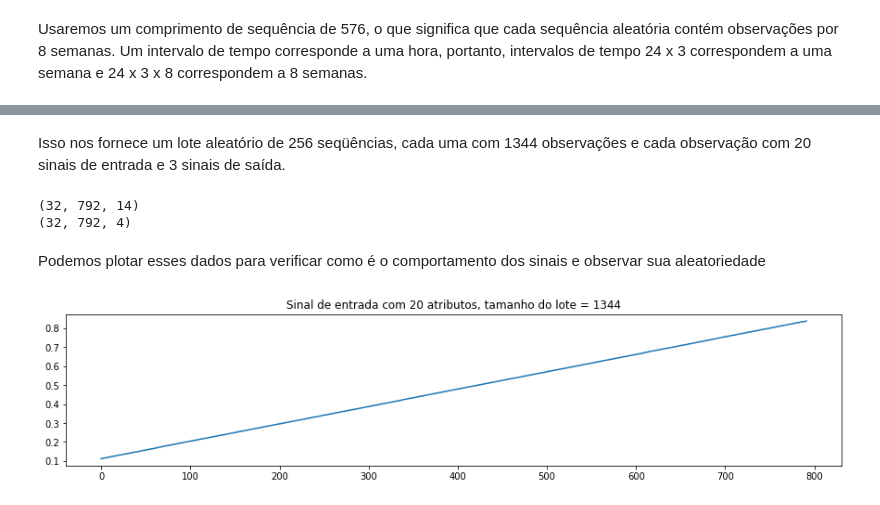
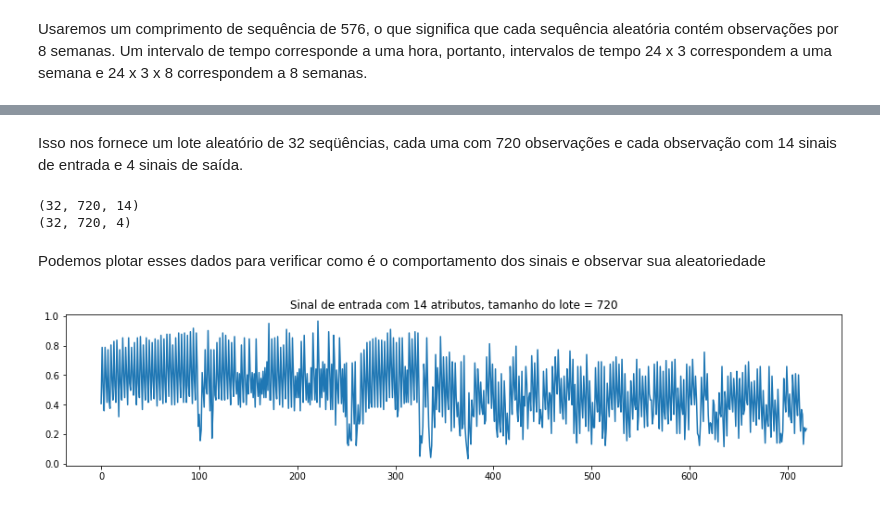
Before and after one commit to helvecioneto/CAP-351, a Jupyter notebook: 05-RNN.ipynb, the cells around one changed output, grey strips where cells are left out. Saved outputs shown, nothing was run; the diff lists cells and outputs as text; code cells hidden in the pictures.

```diff
--- a/05-RNN.ipynb
+++ b/05-RNN.ipynb
@@ -1259,8 +1286,8 @@ A cidade selecionada será a cidade de Oriximiná e as variáveis serão **(Temp
 # %%
 target_city = 'Oriximina'
 target_names = ['TempBS_ORX','TempBU_ORX','UmidR_ORX','Pres_ORX']
-shift_days = 1
-shift_steps = shift_days * 3
+shift_days = 3
+shift_steps = shift_days * 3 # Número de horas
 # %% [markdown]
 -  Novo DataFrame para o target
 # %%
@@ -1424,4 +1455,4 @@ batch_size = 32
 # %% [markdown]
 Usaremos um comprimento de sequência de 576, o que significa que cada sequência aleatória contém observações por 8 semanas. Um intervalo de tempo corresponde a uma hora, portanto, intervalos de tempo 24 x 3 correspondem a uma semana e 24 x 3 x 8 correspondem a 8 semanas.
 # %%
-sequence_length = 24 * 3 * 11
+sequence_length = 24 * 3 * 10
@@ -1437,22 +1464,22 @@ generator = batch_generator(batch_size=batch_size,
 # teste para o gerador de dados em lote
 x_batch, y_batch = next(generator)
 # %% [markdown]
-Isso nos fornece um lote aleatório de 256 seqüências, cada uma com 1344 observações e cada observação com 20 sinais de entrada e 3 sinais de saída.
+Isso nos fornece um lote aleatório de 32 seqüências, cada uma com 720 observações e cada observação com 14 sinais de entrada e 4 sinais de saída.
 # %%
 print(x_batch.shape)
 print(y_batch.shape)
 # %% [output]
-(32, 792, 14)
-(32, 792, 4)
+(32, 720, 14)
+(32, 720, 4)
 # %% [markdown]
 Podemos plotar esses dados para verificar como é o comportamento dos sinais e observar sua aleatoriedade
 # %%
-batch = 20   # Primeiro bloco
-signal = 0  # Primeiro sinal a partir dos dados com 20 atributos
+batch = 1   # Primeiro bloco
+signal = 2  #Sinal a partir dos dados com 14 atributos
 seq = x_batch[batch, :, signal]
 plt.figure(figsize=(15,3))
-plt.title(label='Sinal de entrada com 20 atributos, tamanho do lote = 1344')
+plt.title(label='Sinal de entrada com 14 atributos, tamanho do lote = 720')
 plt.plot(seq)
 plt.show()
 # %% [output]
-[figure, old version]
+[figure, new version]
```
Also changed, not shown: parts of 69 cells of this notebook.
